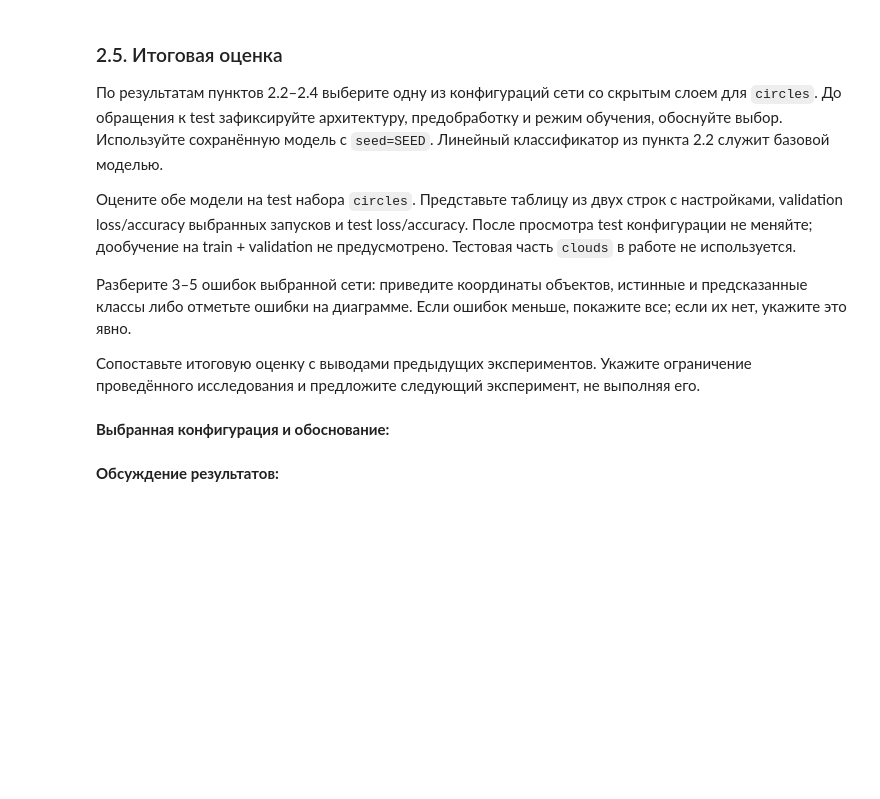
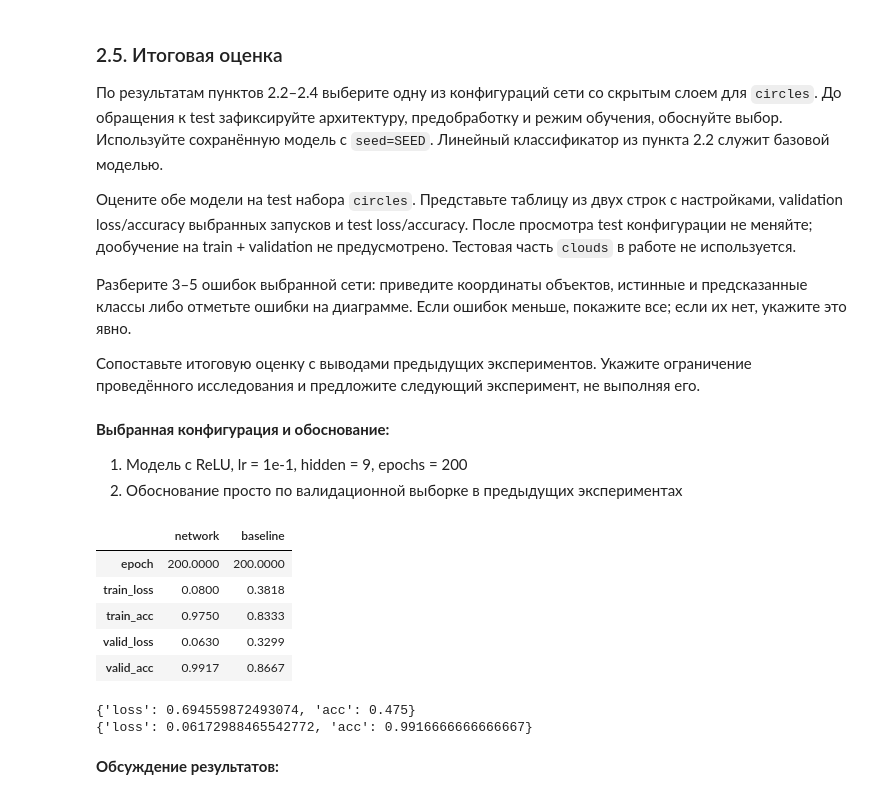
Before and after one commit to Abrackadabrr/machine_learning_practice, a Jupyter notebook: hometask/autumn_semester/task_2/hw2_neural_networks_student.ipynb, the cells around one changed output. Saved outputs shown, nothing was run; the diff lists cells and outputs as text; code cells hidden in the pictures; blank space fills up the shorter version.

```diff
--- a/hometask/autumn_semester/task_2/hw2_neural_networks_student.ipynb
+++ b/hometask/autumn_semester/task_2/hw2_neural_networks_student.ipynb
@@ -1476,7 +1570,46 @@ Lin->Step->Lin
 не выполняя его.
 # %% [markdown]
 **Выбранная конфигурация и обоснование:**
+
+1. Модель с ReLU, lr = 1e-1, hidden = 9, epochs = 200
+2. Обоснование просто по валидационной выборке в предыдущих экспериментах
 # %%
-# Итоговая оценка.
+name = 'circles'
+production_model = make_mlp(hidden=selected_width, activation='relu', seed=SEED)
+base_model = linear_classifier[name]
+
+# учим обе модели
+X_train, y_train = prepared[name]["X_train"], prepared[name]["y_train"]
+X_valid, y_valid = prepared[name]["X_valid"], prepared[name]["y_valid"]
+# fitting
+nw_history = fit(production_model, X_train, y_train, X_valid, y_valid, lr=selected_lr)
+base_history = fit(base_model, X_train, y_train, X_valid, y_valid, lr=selected_lr)
+# computing results
+nw_cur_res = nw_history.iloc[-1].copy().to_frame()
+nw_cur_res.columns = ["network"]
+
+base_cur_res = stepnw_history_by_initial[seed].iloc[-1].copy().to_frame()
+base_cur_res.columns = ["baseline"]
+total_results = pd.concat([nw_cur_res, base_cur_res], axis=1)
+
+display(total_results)
+# %% [output]
+|  | network | baseline |
+| epoch | 200.0000 | 200.0000 |
+| train_loss | 0.0800 | 0.3818 |
+| train_acc | 0.9750 | 0.8333 |
+| valid_loss | 0.0630 | 0.3299 |
+| valid_acc | 0.9917 | 0.8667 |
+# %%
+# Итоговая оценка моделей на test
+X_test, y_test = prepared[name]["X_test"], prepared[name]["y_test"]
+base_test_results = evaluate(base_model, X_test, y_test)
+nw_test_results = evaluate(production_model, X_test, y_test)
+
+print(base_test_results)
+print(nw_test_results)
+# %% [output]
+{'loss': 0.694559872493074, 'acc': 0.475}
+{'loss': 0.06172988465542772, 'acc': 0.9916666666666667}
 # %% [markdown]
 **Обсуждение результатов:**
```
Also changed, not shown: parts of 11 cells of this notebook.
